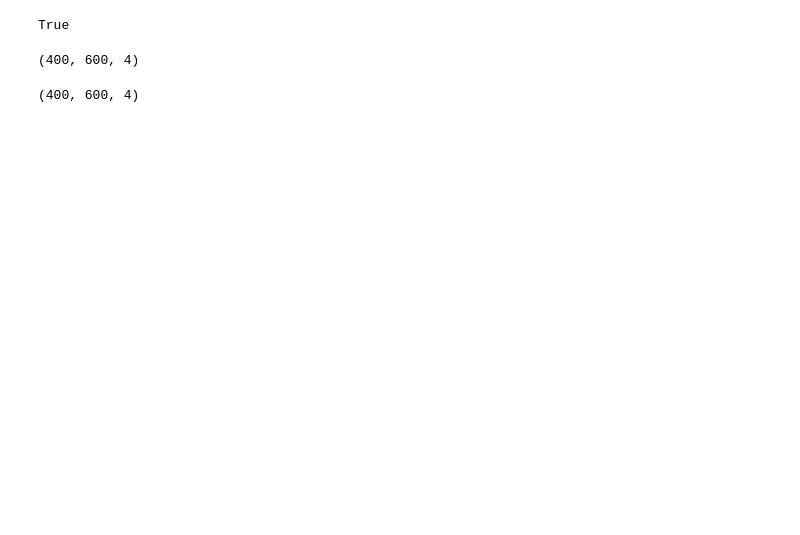
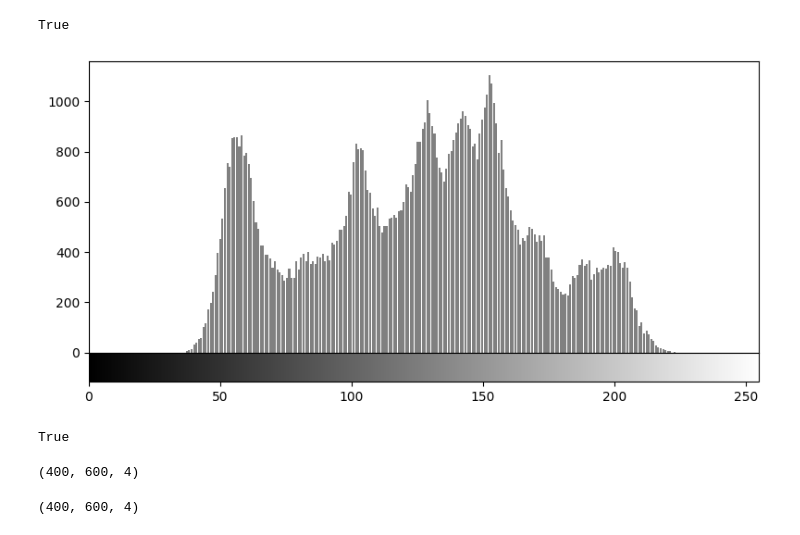
Before and after one commit to kizato1018/NTNU, a Jupyter notebook: AIP/homework/test.ipynb, the cells around one changed output. Saved outputs shown, nothing was run; the diff lists cells and outputs as text; code cells hidden in the pictures; blank space fills up the shorter version.

```diff
--- a/AIP/homework/test.ipynb
+++ b/AIP/homework/test.ipynb
@@ -11,3 +34,56 @@ NameError: name 'plt' is not defined
+# %%
+from matplotlib.gridspec import GridSpec
+from matplotlib.backends.backend_agg import FigureCanvasAgg
+gradient = np.linspace(0, 256, 256).reshape(1, -1)
+
+# 创建Figure和包含两个子图的网格
+fig = plt.figure(figsize=(8, 4))
+gs = GridSpec(2, 1, height_ratios=[10, 1], hspace=0)
+
+# 第一个子图：直方图
+ax0 = plt.subplot(gs[0])
+hist, bins = np.histogram(img.ravel(), 256, [0, 256])
+ax0.bar(range(256), hist, color="gray", width=0.8)
+
+# 第二个子图：colorbar
+ax1 = plt.subplot(gs[1])
+plt.imshow(gradient, cmap="gray", aspect='auto')
+cbar = plt.colorbar(orientation='horizontal', cax=ax1)
+# ax0.set_xlim(0, 255)
+# ax1.set_xlim(0, 255)
+
+# 反转y轴方向
+# ax0.invert_yaxis()
+
+# 共用下面x轴的刻度
+plt.xticks(ax0.get_xticks())
+plt.xlim(0, 255)
+
+# 调整子图位置和大小，让colorbar紧贴下边
+plt.tight_layout()
+
+# 显示图形
+# plt.show()
+
+canvas = FigureCanvasAgg(fig)
+canvas.draw()  # Draw the canvas, cache the renderer
+
+image_flat = np.frombuffer(canvas.tostring_argb(), dtype='uint8')  # (H * W * 3,)
+# NOTE: reversed converts (W, H) from get_width_height to (H, W)
+
+image = image_flat.reshape(*reversed(canvas.get_width_height()), 4)  # (H, W, 3)
+# image = image_flat.reshape(canvas.get_width_height()[::-1] + (4,))  # (H, W, 3)
+bgr_image = image[:, :, ::-1]
+bgr_image = bgr_image[:, :, :3]
+
+# 将通道顺序从RGB更改为BGR
+
+# plt.imshow(image)
+# plt.show()
+cv2.imwrite("output.png", bgr_image)
+# %% [output]
+True
+[figure, added]
 # %%
 cv2.imwrite("gray_Lenna.png", img)
 # %% [output]
```
Also changed, not shown: parts of 7 cells of this notebook, 29 other files.
